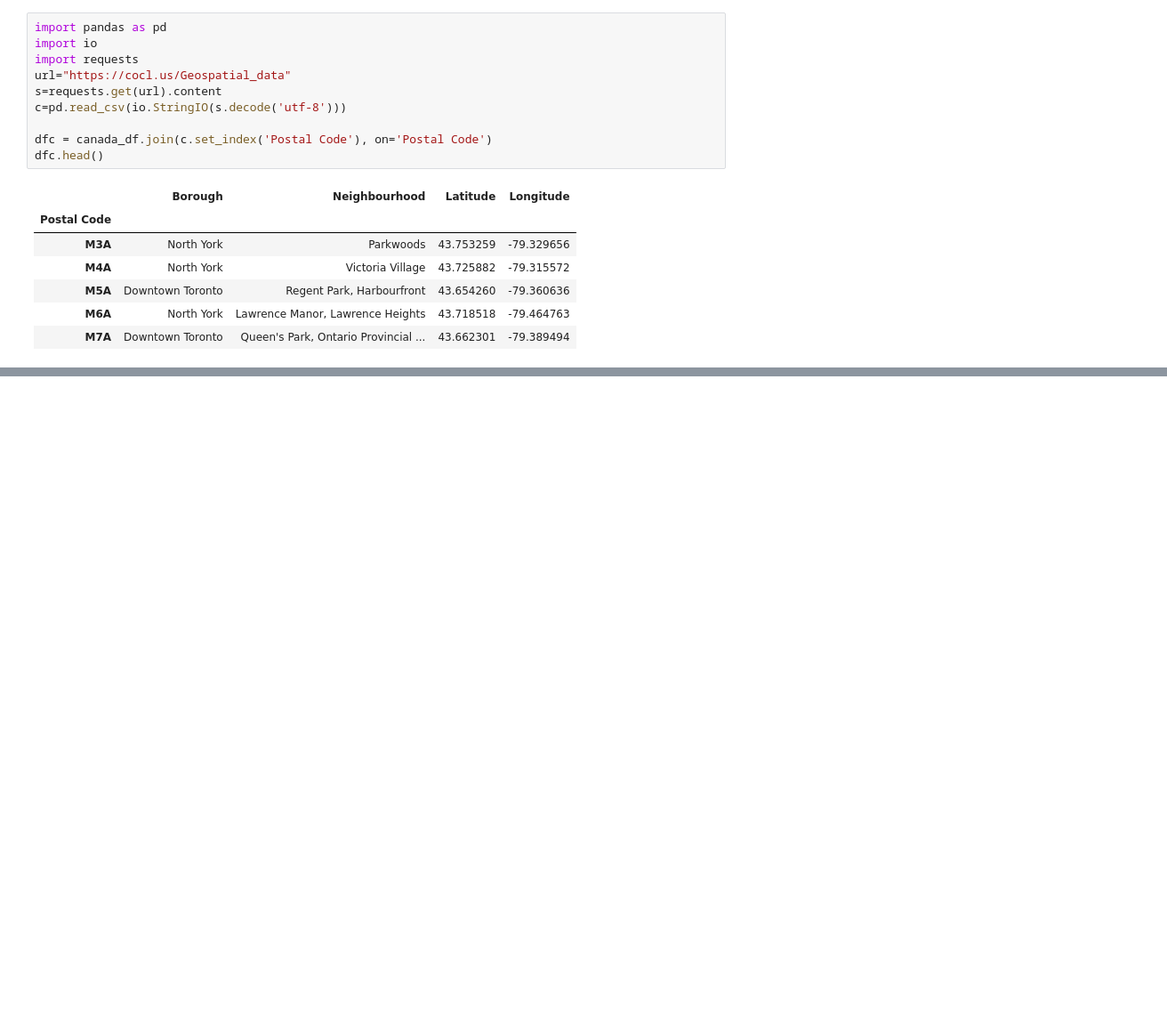
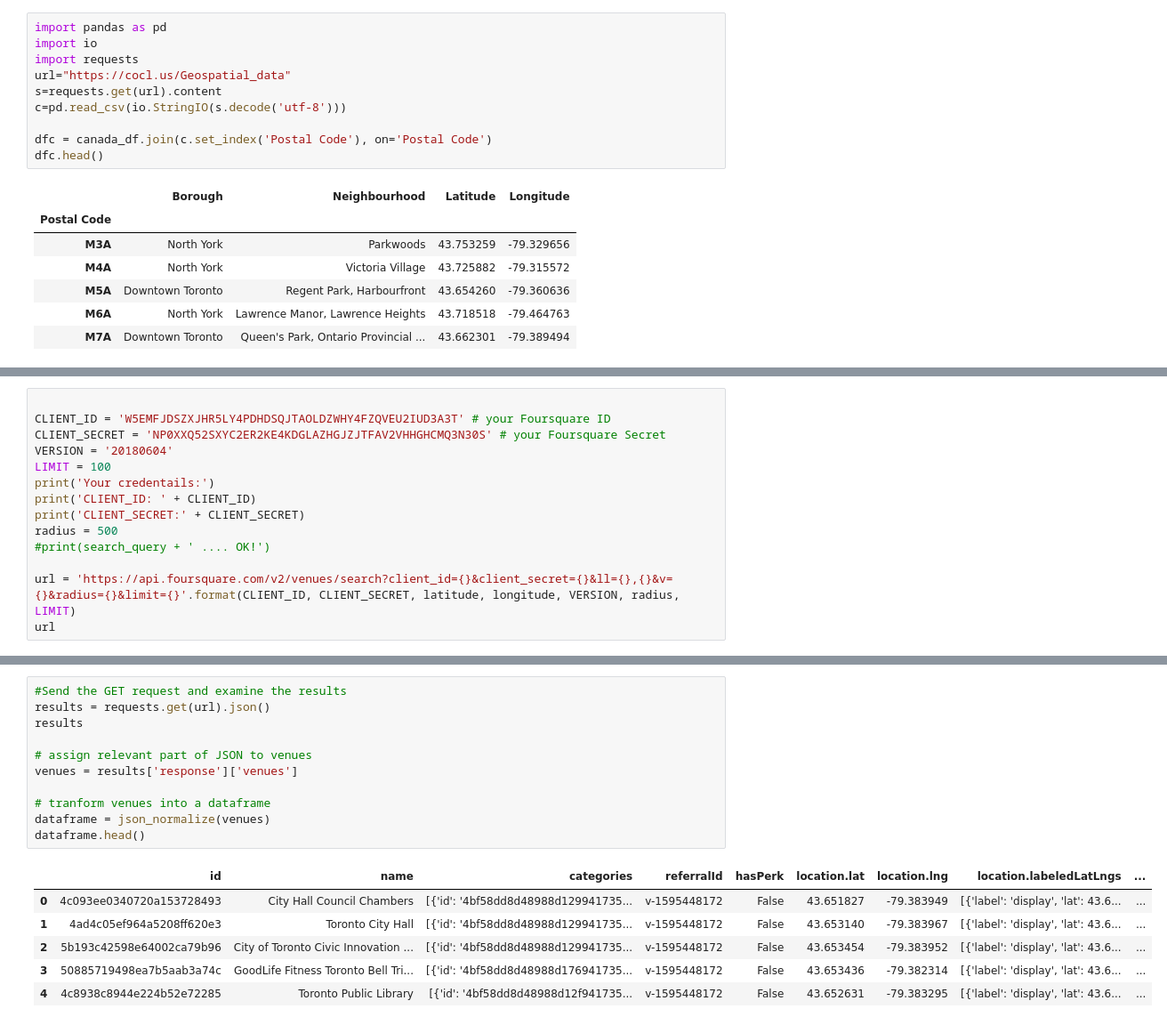
Before and after one commit to lalorenday/coursera, a Jupyter notebook: assignment_II_IBM.ipynb, the cells around one changed output, grey strips where cells are left out. Shown: that part at 89% size. Drawn from its saved outputs; the diff is of its cells as text; blank space fills up the shorter version.

```diff
--- a/assignment_II_IBM.ipynb
+++ b/assignment_II_IBM.ipynb
@@ -112,0 +163,14 @@ dfc.head()
+# %%
+
+CLIENT_ID = 'W5EMFJDSZXJHR5LY4PDHDSQJTAOLDZWHY4FZQVEU2IUD3A3T' # your Foursquare ID
+CLIENT_SECRET = 'NP0XXQ52SXYC2ER2KE4KDGLAZHGJZJTFAV2VHHGHCMQ3N30S' # your Foursquare Secret
+VERSION = '20180604'
+LIMIT = 100
+print('Your credentails:')
+print('CLIENT_ID: ' + CLIENT_ID)
+print('CLIENT_SECRET:' + CLIENT_SECRET)
+radius = 500
+#print(search_query + ' .... OK!')
+
+url = 'https://api.foursquare.com/v2/venues/search?client_id={}&client_secret={}&ll={},{}&v={}&radius={}&limit={}'.format(CLIENT_ID, CLIENT_SECRET, latitude, longitude, VERSION, radius, LIMIT)
+url
@@ -112,0 +193,18 @@ dfc.head()
+# %%
+#Send the GET request and examine the results
+results = requests.get(url).json()
+results
+
+# assign relevant part of JSON to venues
+venues = results['response']['venues']
+
+# tranform venues into a dataframe
+dataframe = json_normalize(venues)
+dataframe.head()
+# %% [output]
+|  | id | name | categories | referralId | hasPerk | location.lat | location.lng | location.labeledLatLngs | ... |
+| 0 | 4c093ee0340720a153728493 | City Hall Council Chambers | [{'id': '4bf58dd8d48988d129941735... | v-1595448172 | False | 43.651827 | -79.383949 | [{'label': 'display', 'lat': 43.6... | ... |
+| 1 | 4ad4c05ef964a5208ff620e3 | Toronto City Hall | [{'id': '4bf58dd8d48988d129941735... | v-1595448172 | False | 43.653140 | -79.383967 | [{'label': 'display', 'lat': 43.6... | ... |
+| 2 | 5b193c42598e64002ca79b96 | City of Toronto Civic Innovation ... | [{'id': '4bf58dd8d48988d129941735... | v-1595448172 | False | 43.653454 | -79.383952 | [{'label': 'display', 'lat': 43.6... | ... |
+| 3 | 50885719498ea7b5aab3a74c | GoodLife Fitness Toronto Bell Tri... | [{'id': '4bf58dd8d48988d176941735... | v-1595448172 | False | 43.653436 | -79.382314 | [{'label': 'display', 'lat': 43.6... | ... |
+| 4 | 4c8938c8944e224b52e72285 | Toronto Public Library | [{'id': '4bf58dd8d48988d12f941735... | v-1595448172 | False | 43.652631 | -79.383295 | [{'label': 'display', 'lat': 43.6... | ... |
```
Also changed, not shown: parts of 6 cells of this notebook.
